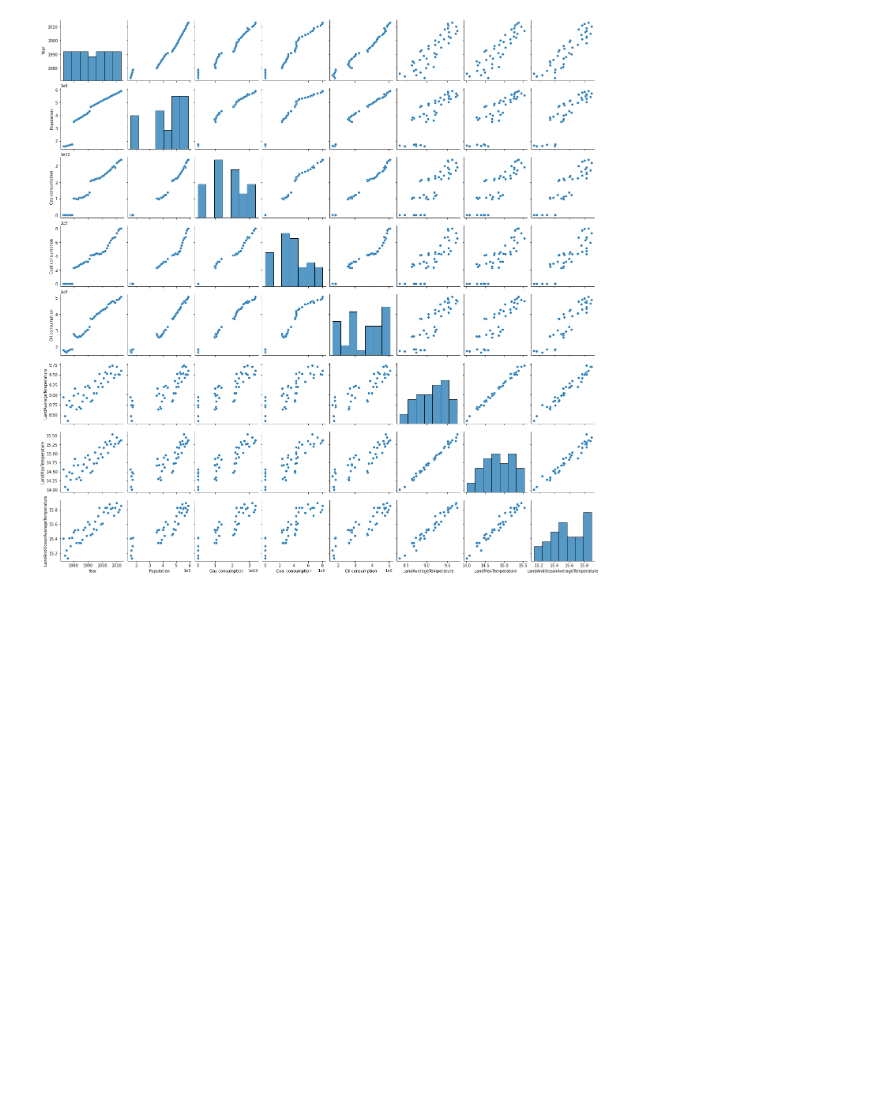
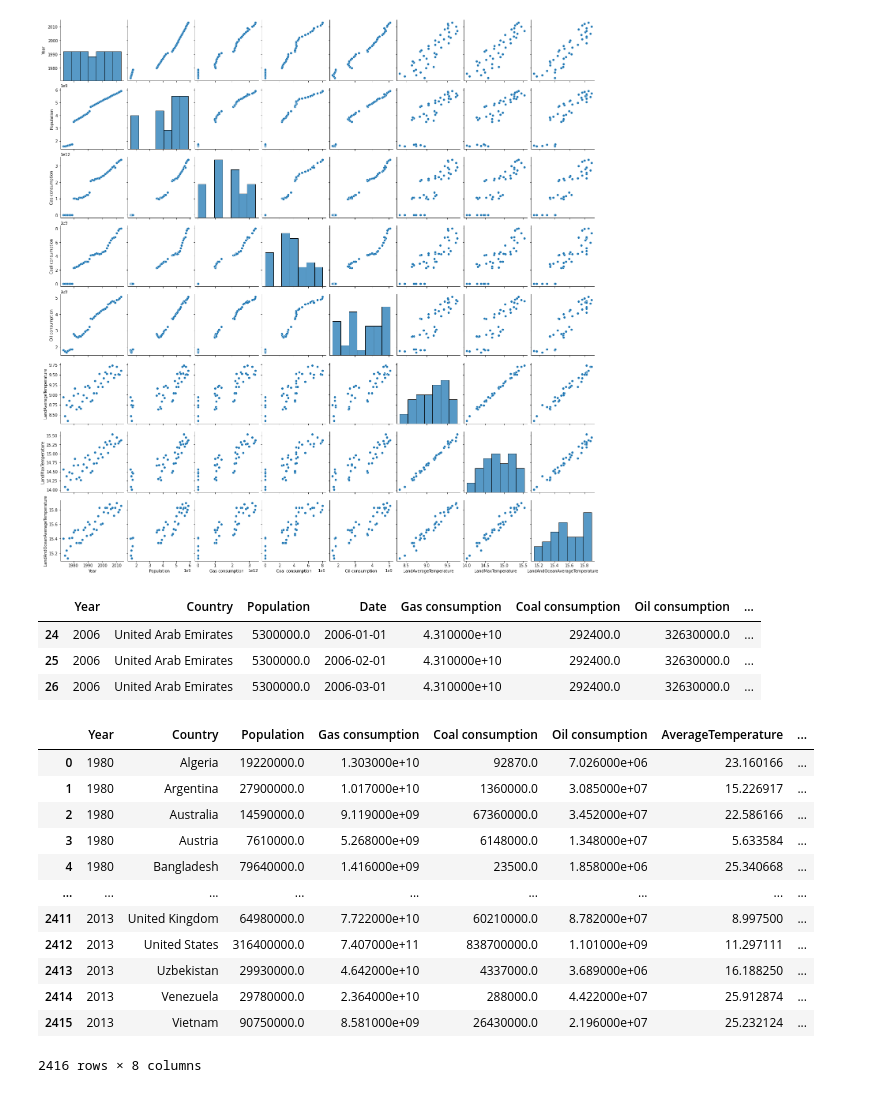
Before and after one commit to rmaxseiner/TeamCowboys, a Jupyter notebook: DataProcessing.ipynb, the cells around one changed output. Saved outputs shown, nothing was run; the diff lists cells and outputs as text; code cells hidden in the pictures; blank space fills up the shorter version.

```diff
--- a/DataProcessing.ipynb
+++ b/DataProcessing.ipynb
@@ -182,3 +200,28 @@ g = sns.pairplot(yearly_avg[['Year','Population','Gas consumption', \
                             'LandMaxTemperature','LandAndOceanAverageTemperature']])
 # %% [output]
 [figure]
+# %%
+df_country = df_1.merge(by_country,on=['Year','Date','Country']).dropna().drop('Month_x',axis=1).rename(columns={'Month_y':'Month'})
+df_country.head(3)
+# %% [output]
+|  | Year | Country | Population | Date | Gas consumption | Coal consumption | Oil consumption | ... |
+| 24 | 2006 | United Arab Emirates | 5300000.0 | 2006-01-01 | 4.310000e+10 | 292400.0 | 32630000.0 | ... |
+| 25 | 2006 | United Arab Emirates | 5300000.0 | 2006-02-01 | 4.310000e+10 | 292400.0 | 32630000.0 | ... |
+| 26 | 2006 | United Arab Emirates | 5300000.0 | 2006-03-01 | 4.310000e+10 | 292400.0 | 32630000.0 | ... |
+# %%
+df = df_country.groupby(['Year','Country']).mean().drop("Month",axis=1).reset_index()
+df
+# %% [output]
+|  | Year | Country | Population | Gas consumption | Coal consumption | Oil consumption | AverageTemperature | ... |
+| 0 | 1980 | Algeria | 19220000.0 | 1.303000e+10 | 92870.0 | 7.026000e+06 | 23.160166 | ... |
+| 1 | 1980 | Argentina | 27900000.0 | 1.017000e+10 | 1360000.0 | 3.085000e+07 | 15.226917 | ... |
+| 2 | 1980 | Australia | 14590000.0 | 9.119000e+09 | 67360000.0 | 3.452000e+07 | 22.586166 | ... |
+| 3 | 1980 | Austria | 7610000.0 | 5.268000e+09 | 6148000.0 | 1.348000e+07 | 5.633584 | ... |
+| 4 | 1980 | Bangladesh | 79640000.0 | 1.416000e+09 | 23500.0 | 1.858000e+06 | 25.340668 | ... |
+| ... | ... | ... | ... | ... | ... | ... | ... | ... |
+| 2411 | 2013 | United Kingdom | 64980000.0 | 7.722000e+10 | 60210000.0 | 8.782000e+07 | 8.997500 | ... |
+| 2412 | 2013 | United States | 316400000.0 | 7.407000e+11 | 838700000.0 | 1.101000e+09 | 11.297111 | ... |
+| 2413 | 2013 | Uzbekistan | 29930000.0 | 4.642000e+10 | 4337000.0 | 3.689000e+06 | 16.188250 | ... |
+| 2414 | 2013 | Venezuela | 29780000.0 | 2.364000e+10 | 288000.0 | 4.422000e+07 | 25.912874 | ... |
+| 2415 | 2013 | Vietnam | 90750000.0 | 8.581000e+09 | 26430000.0 | 2.196000e+07 | 25.232124 | ... |
+2416 rows × 8 columns
```
Also changed, not shown: parts of 16 cells of this notebook.
